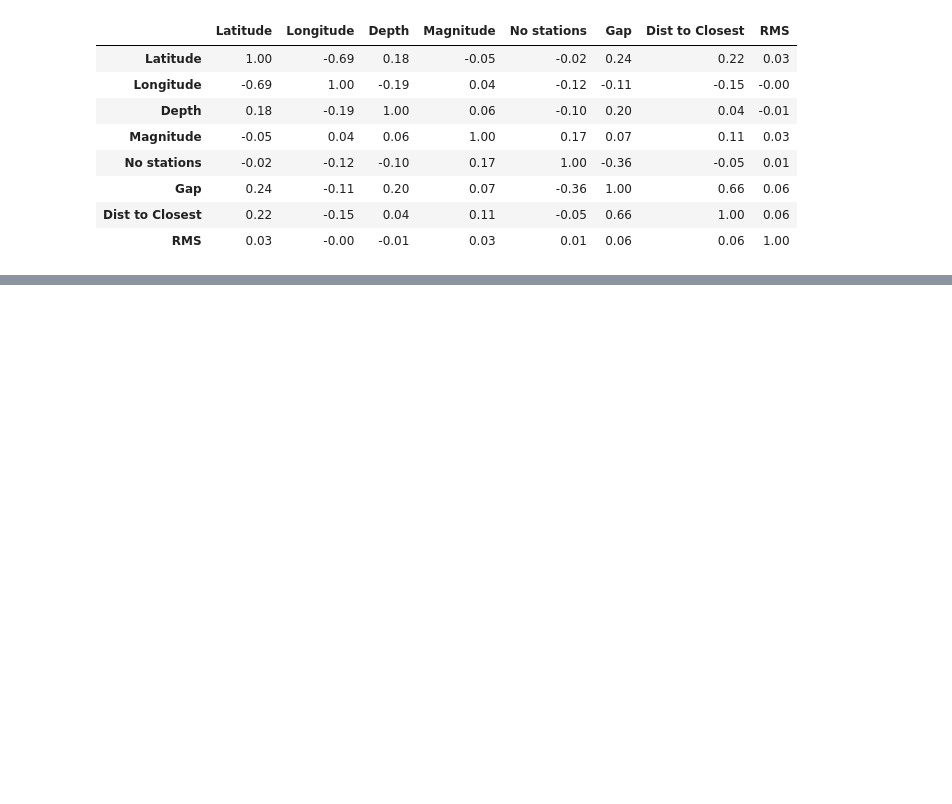
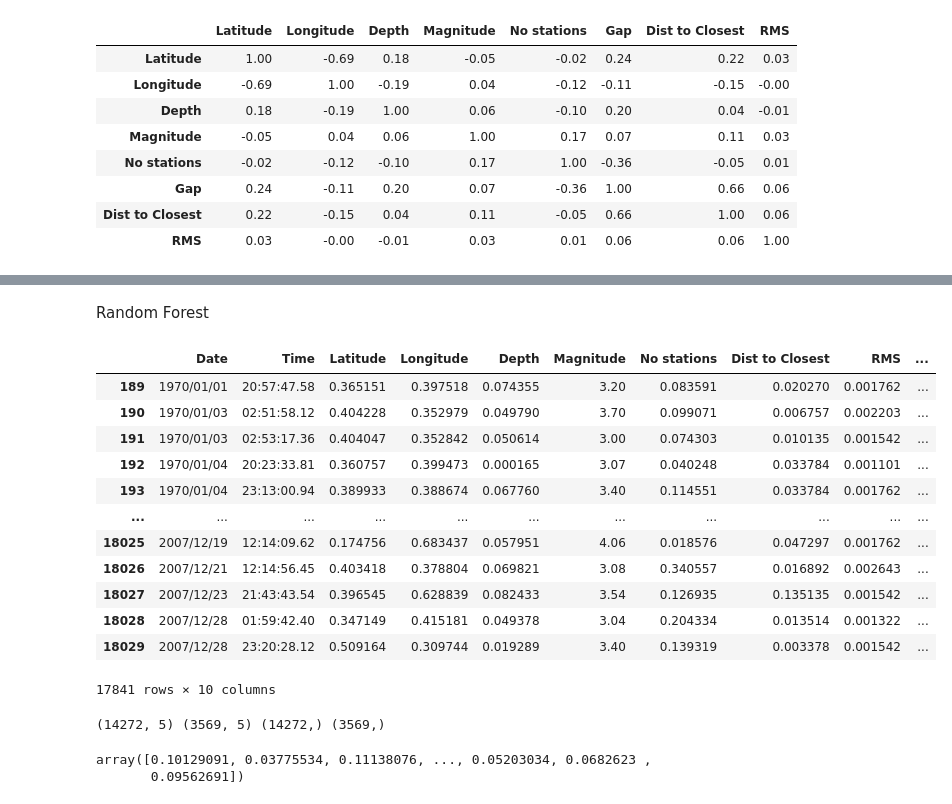
Before and after one commit to Piotrek2133/Earthquake_detection, a Jupyter notebook: earthquakes_prediction_california.ipynb, the cells around one changed output, grey strips where cells are left out. Saved outputs shown, nothing was run; the diff lists cells and outputs as text; code cells hidden in the pictures; blank space fills up the shorter version.

Commit message:
Random Forest v1

```diff
--- a/earthquakes_prediction_california.ipynb
+++ b/earthquakes_prediction_california.ipynb
@@ -149,0 +168,38 @@ corr.style.background_gradient(cmap='coolwarm').set_precision(2)
+# %%
+import datetime
+import time
+
+
+timestamp = []
+for d, t in zip(df_scaled['Date'], df_scaled['Time']):
+    try:
+        ts = datetime.datetime.strptime(d+' '+t, "%Y/%m/%d %H:%M:%S.%f")
+        ts = ts.replace(microsecond=0)
+        timestamp.append(time.mktime(ts.timetuple()))
+    except OverflowError:
+        timestamp.append('ValueError')
+
+timeStamp = pd.Series(timestamp)
+df_scaled['Timestamp'] = timeStamp.values
+
+
+df_final = df_scaled.drop(['Gap','Magt'], axis=1)
+df_final = df_final[df_final.Timestamp != 'ValueError']
+# %% [markdown]
+Random Forest
+# %%
+df_final
+# %% [output]
+|  | Date | Time | Latitude | Longitude | Depth | Magnitude | No stations | Dist to Closest | RMS | ... |
+| 189 | 1970/01/01 | 20:57:47.58 | 0.365151 | 0.397518 | 0.074355 | 3.20 | 0.083591 | 0.020270 | 0.001762 | ... |
+| 190 | 1970/01/03 | 02:51:58.12 | 0.404228 | 0.352979 | 0.049790 | 3.70 | 0.099071 | 0.006757 | 0.002203 | ... |
+| 191 | 1970/01/03 | 02:53:17.36 | 0.404047 | 0.352842 | 0.050614 | 3.00 | 0.074303 | 0.010135 | 0.001542 | ... |
+| 192 | 1970/01/04 | 20:23:33.81 | 0.360757 | 0.399473 | 0.000165 | 3.07 | 0.040248 | 0.033784 | 0.001101 | ... |
+| 193 | 1970/01/04 | 23:13:00.94 | 0.389933 | 0.388674 | 0.067760 | 3.40 | 0.114551 | 0.033784 | 0.001762 | ... |
+| ... | ... | ... | ... | ... | ... | ... | ... | ... | ... | ... |
+| 18025 | 2007/12/19 | 12:14:09.62 | 0.174756 | 0.683437 | 0.057951 | 4.06 | 0.018576 | 0.047297 | 0.001762 | ... |
+| 18026 | 2007/12/21 | 12:14:56.45 | 0.403418 | 0.378804 | 0.069821 | 3.08 | 0.340557 | 0.016892 | 0.002643 | ... |
+| 18027 | 2007/12/23 | 21:43:43.54 | 0.396545 | 0.628839 | 0.082433 | 3.54 | 0.126935 | 0.135135 | 0.001542 | ... |
+| 18028 | 2007/12/28 | 01:59:42.40 | 0.347149 | 0.415181 | 0.049378 | 3.04 | 0.204334 | 0.013514 | 0.001322 | ... |
+| 18029 | 2007/12/28 | 23:20:28.12 | 0.509164 | 0.309744 | 0.019289 | 3.40 | 0.139319 | 0.003378 | 0.001542 | ... |
+17841 rows × 10 columns
@@ -149,0 +215,12 @@ corr.style.background_gradient(cmap='coolwarm').set_precision(2)
+# %%
+print(X_train.shape, X_test.shape, y_train.shape, y_test.shape)
+# %% [output]
+(14272, 5) (3569, 5) (14272,) (3569,)
+# %%
+from sklearn.ensemble import RandomForestRegressor
+reg = RandomForestRegressor(random_state=6)
+reg.fit(X_train, y_train)
+reg.predict(X_test)
+# %% [output]
+array([0.10129091, 0.03775534, 0.11138076, ..., 0.05203034, 0.0682623 ,
+       0.09562691])
```
Also changed, not shown: parts of 9 cells of this notebook.
